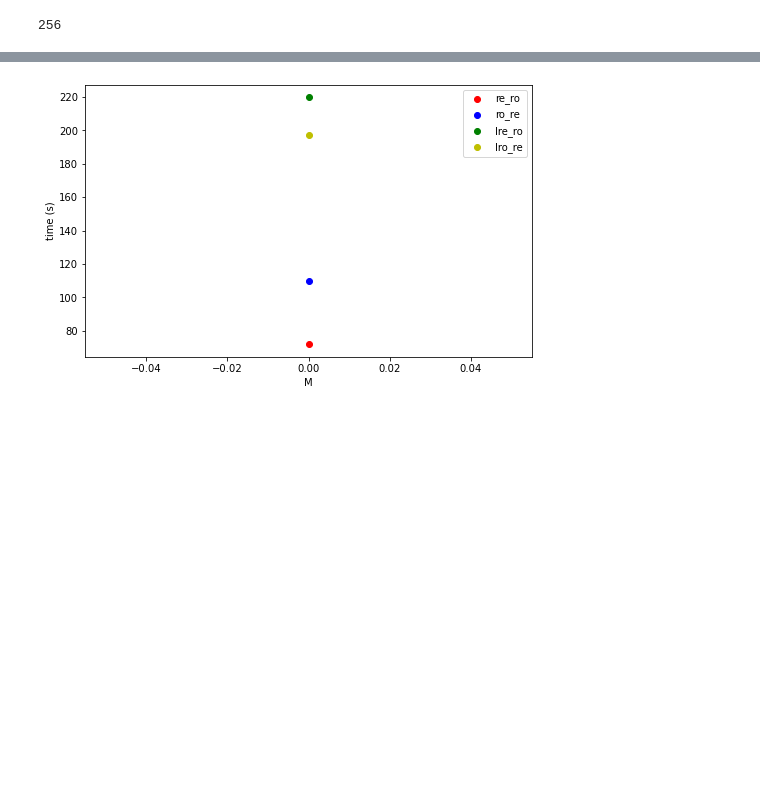
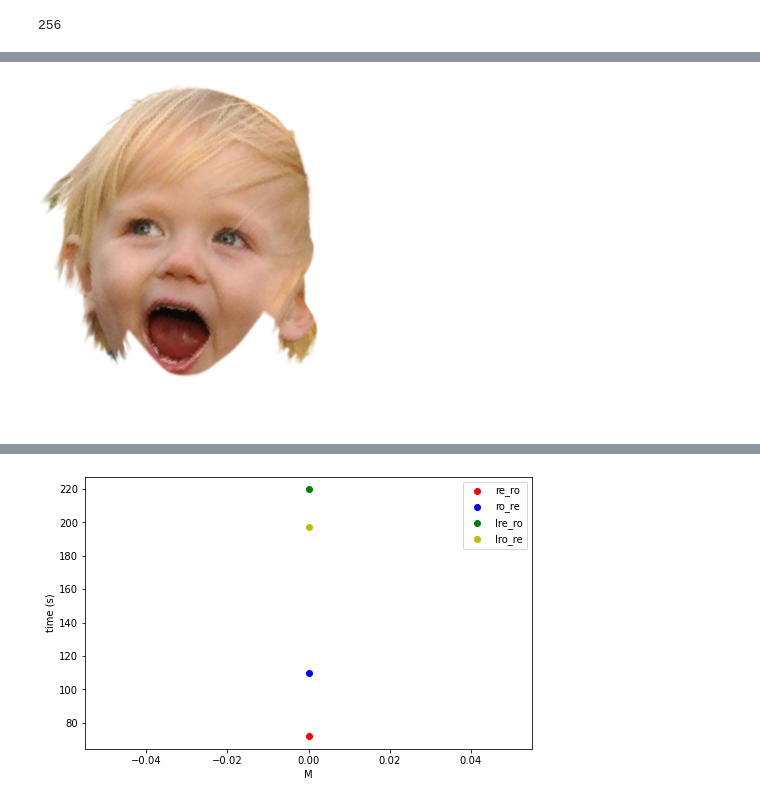
Before and after one commit to NewSciTLH/U-2-Net, a Jupyter notebook: notesdayperday.ipynb, the cells around one changed output, grey strips where cells are left out. Cells and saved outputs as stored; diff of their text form; code cells hidden in the pictures; blank space fills up the shorter version.

```diff
--- a/notesdayperday.ipynb
+++ b/notesdayperday.ipynb
@@ -635,0 +728,4 @@ thirdstep
+# %%
+fourstep
+# %% [output]
+[figure, added]
```
Also changed, not shown: parts of 6 cells of this notebook, 4 other files.
